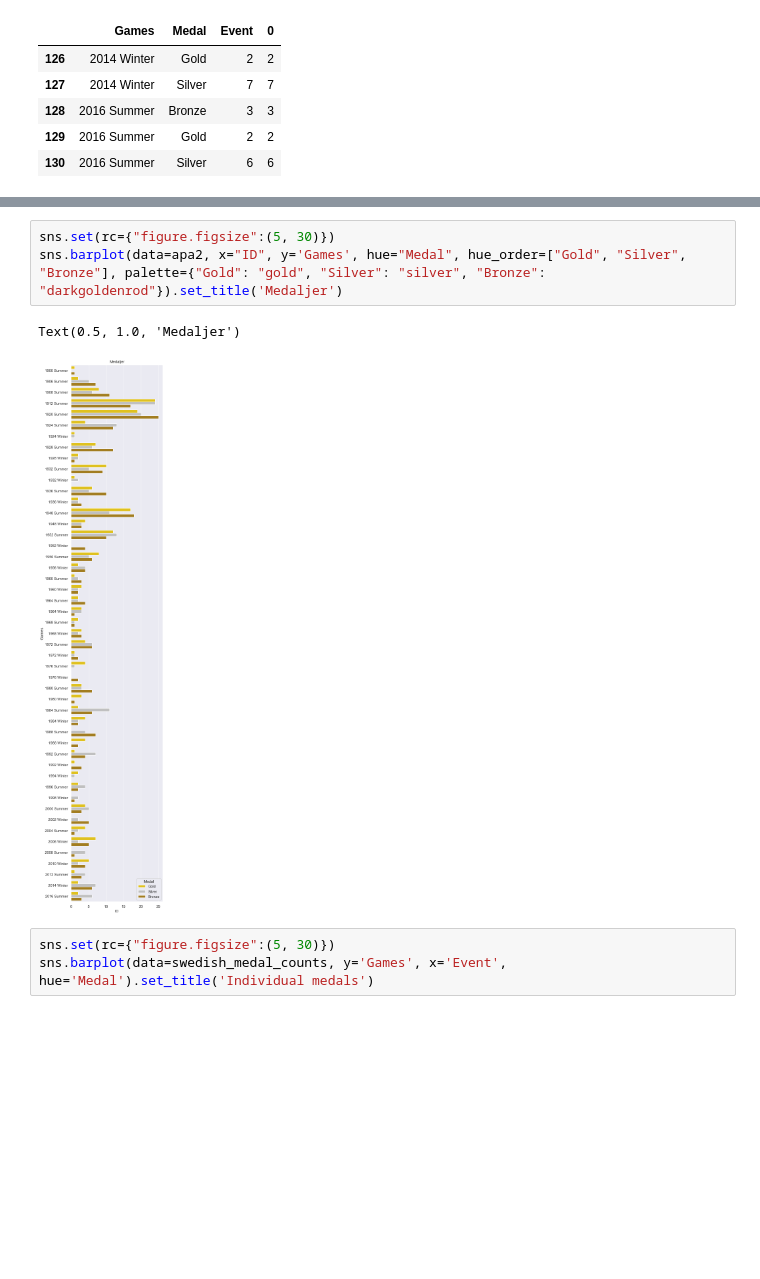
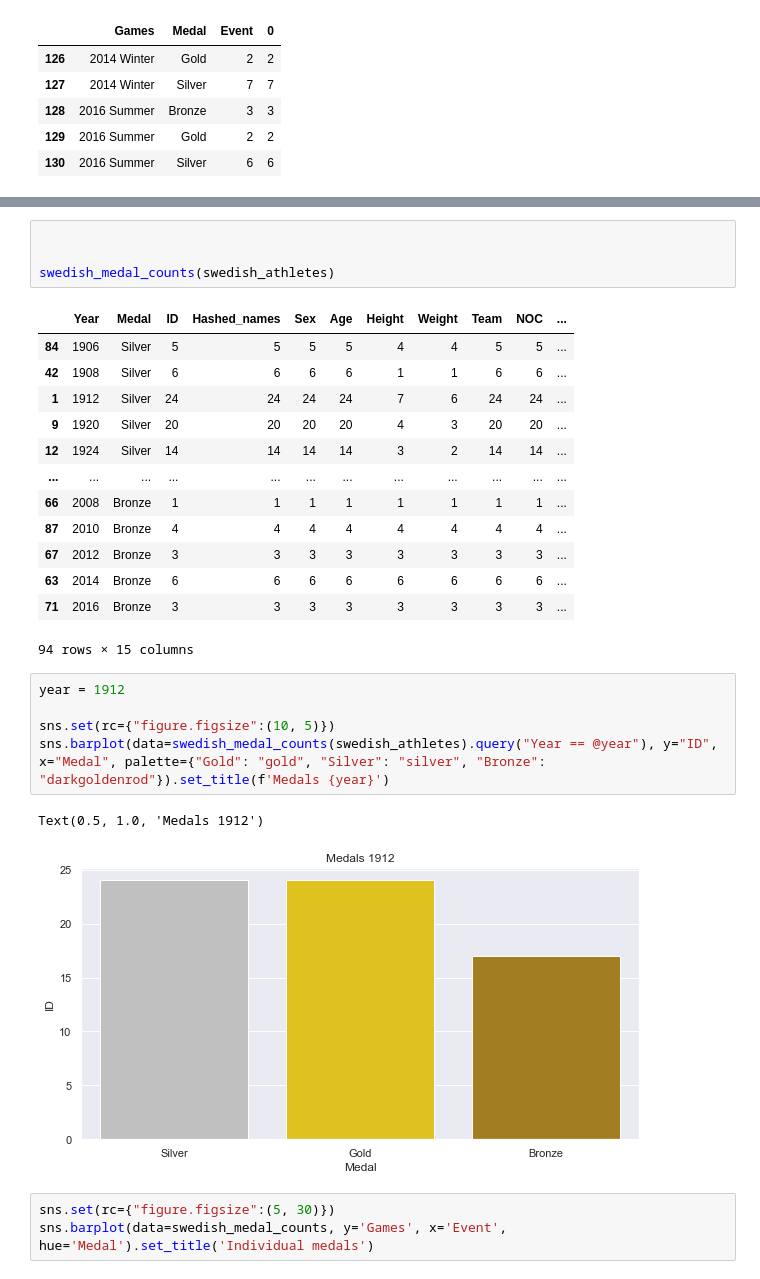
Before and after one commit to Erik-M-Larsson/Databehandling-OS-projekt-Felix-Tjernberg-Erik-Larsson, a Jupyter notebook: uppgift-0-1.ipynb, the cells around one changed output, grey strips where cells are left out. Saved outputs shown, nothing was run; the diff lists cells and outputs as text; blank space fills up the shorter version.

Commit message:
Function swedish_medal_counts

```diff
--- a/uppgift-0-1.ipynb
+++ b/uppgift-0-1.ipynb
@@ -252,9 +228,29 @@ See the caveats in the documentation: https://pandas.pydata.org/pandas-docs/stab
+# %%
+
+
+swedish_medal_counts(swedish_athletes)
+# %% [output]
+|  | Year | Medal | ID | Hashed_names | Sex | Age | Height | Weight | Team | NOC | ... |
+| 84 | 1906 | Silver | 5 | 5 | 5 | 5 | 4 | 4 | 5 | 5 | ... |
+| 42 | 1908 | Silver | 6 | 6 | 6 | 6 | 1 | 1 | 6 | 6 | ... |
+| 1 | 1912 | Silver | 24 | 24 | 24 | 24 | 7 | 6 | 24 | 24 | ... |
+| 9 | 1920 | Silver | 20 | 20 | 20 | 20 | 4 | 3 | 20 | 20 | ... |
+| 12 | 1924 | Silver | 14 | 14 | 14 | 14 | 3 | 2 | 14 | 14 | ... |
+| ... | ... | ... | ... | ... | ... | ... | ... | ... | ... | ... | ... |
+| 66 | 2008 | Bronze | 1 | 1 | 1 | 1 | 1 | 1 | 1 | 1 | ... |
+| 87 | 2010 | Bronze | 4 | 4 | 4 | 4 | 4 | 4 | 4 | 4 | ... |
+| 67 | 2012 | Bronze | 3 | 3 | 3 | 3 | 3 | 3 | 3 | 3 | ... |
+| 63 | 2014 | Bronze | 6 | 6 | 6 | 6 | 6 | 6 | 6 | 6 | ... |
+| 71 | 2016 | Bronze | 3 | 3 | 3 | 3 | 3 | 3 | 3 | 3 | ... |
+94 rows × 15 columns
 # %%
-sns.set(rc={"figure.figsize":(5, 30)})
-sns.barplot(data=apa2, x="ID", y='Games', hue="Medal", hue_order=["Gold", "Silver", "Bronze"], palette={"Gold": "gold", "Silver": "silver", "Bronze": "darkgoldenrod"}).set_title('Medaljer')
+year = 1912
+
+sns.set(rc={"figure.figsize":(10, 5)})
+sns.barplot(data=swedish_medal_counts(swedish_athletes).query("Year == @year"), y="ID", x="Medal", palette={"Gold": "gold", "Silver": "silver", "Bronze": "darkgoldenrod"}).set_title(f'Medals {year}')
 # %% [output]
-Text(0.5, 1.0, 'Medaljer')
+Text(0.5, 1.0, 'Medals 1912')
-[figure, old version]
+[figure, new version]
 # %%
 sns.set(rc={"figure.figsize":(5, 30)})
 sns.barplot(data=swedish_medal_counts, y='Games', x='Event', hue='Medal').set_title('Individual medals')
```
Also changed, not shown: parts of 1 cell of this notebook, 1 other file.
